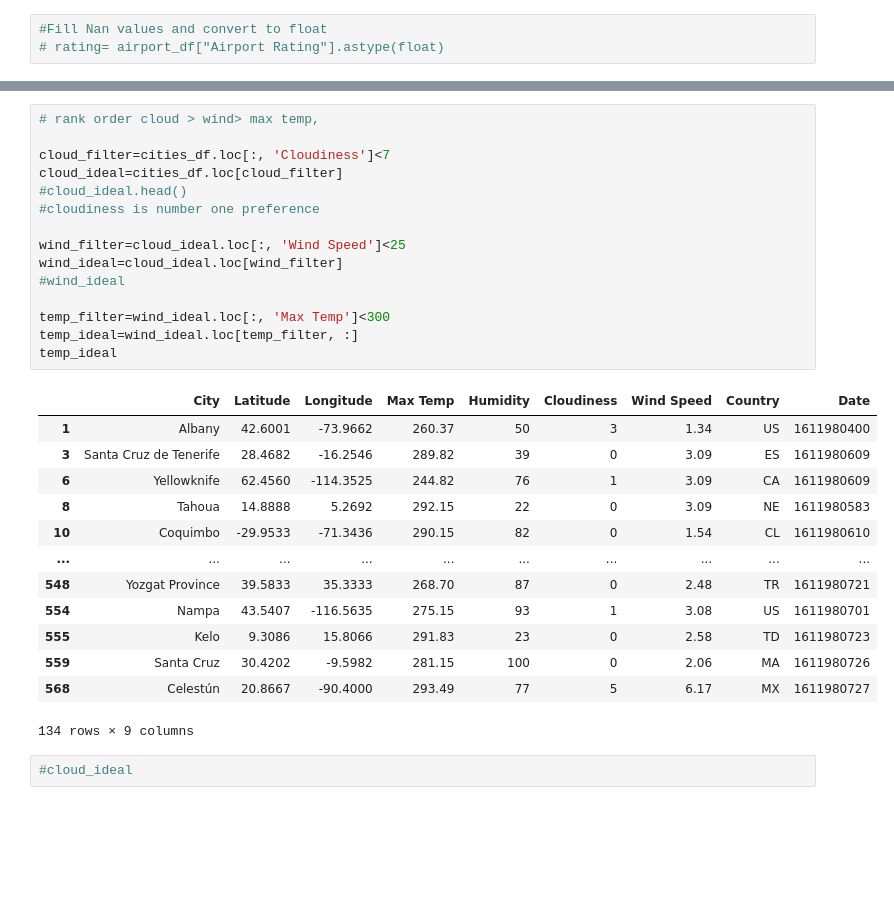
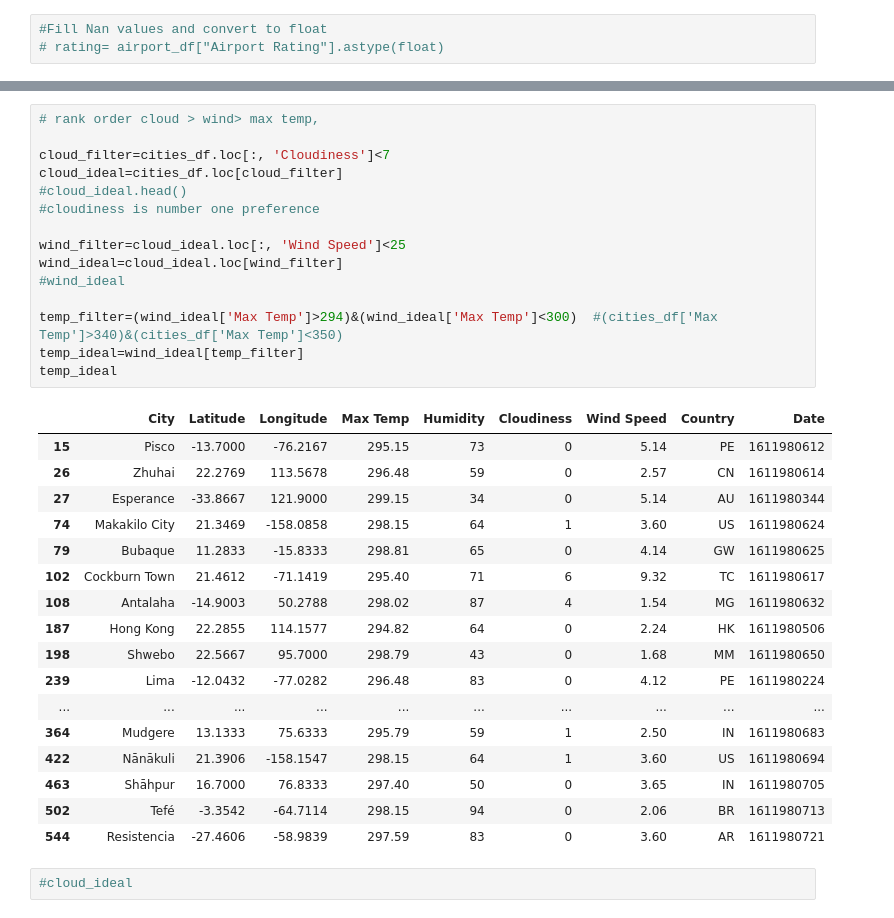
Before and after one commit to JohnMowry77/python_api_challenge, a Jupyter notebook: VacationPy/VacationPy.ipynb, the cells around one changed output, grey strips where cells are left out. Saved outputs shown, nothing was run; the diff lists cells and outputs as text; blank space fills up the shorter version.

```diff
--- a/VacationPy/VacationPy.ipynb
+++ b/VacationPy/VacationPy.ipynb
@@ -94,32 +94,36 @@ result_df.head()
 # %%
 # rank order cloud > wind> max temp,
 
 cloud_filter=cities_df.loc[:, 'Cloudiness']<7
 cloud_ideal=cities_df.loc[cloud_filter]
 #cloud_ideal.head()
 #cloudiness is number one preference
 
 wind_filter=cloud_ideal.loc[:, 'Wind Speed']<25
 wind_ideal=cloud_ideal.loc[wind_filter]
 #wind_ideal
 
-temp_filter=wind_ideal.loc[:, 'Max Temp']<300
-temp_ideal=wind_ideal.loc[temp_filter, :]
+temp_filter=(wind_ideal['Max Temp']>294)&(wind_ideal['Max Temp']<300)  #(cities_df['Max Temp']>340)&(cities_df['Max Temp']<350)
+temp_ideal=wind_ideal[temp_filter]
 temp_ideal
 # %% [output]
 |  | City | Latitude | Longitude | Max Temp | Humidity | Cloudiness | Wind Speed | Country | Date |
-| 1 | Albany | 42.6001 | -73.9662 | 260.37 | 50 | 3 | 1.34 | US | 1611980400 |
-| 3 | Santa Cruz de Tenerife | 28.4682 | -16.2546 | 289.82 | 39 | 0 | 3.09 | ES | 1611980609 |
-| 6 | Yellowknife | 62.4560 | -114.3525 | 244.82 | 76 | 1 | 3.09 | CA | 1611980609 |
-| 8 | Tahoua | 14.8888 | 5.2692 | 292.15 | 22 | 0 | 3.09 | NE | 1611980583 |
-| 10 | Coquimbo | -29.9533 | -71.3436 | 290.15 | 82 | 0 | 1.54 | CL | 1611980610 |
+| 15 | Pisco | -13.7000 | -76.2167 | 295.15 | 73 | 0 | 5.14 | PE | 1611980612 |
+| 26 | Zhuhai | 22.2769 | 113.5678 | 296.48 | 59 | 0 | 2.57 | CN | 1611980614 |
+| 27 | Esperance | -33.8667 | 121.9000 | 299.15 | 34 | 0 | 5.14 | AU | 1611980344 |
+| 74 | Makakilo City | 21.3469 | -158.0858 | 298.15 | 64 | 1 | 3.60 | US | 1611980624 |
+| 79 | Bubaque | 11.2833 | -15.8333 | 298.81 | 65 | 0 | 4.14 | GW | 1611980625 |
+| 102 | Cockburn Town | 21.4612 | -71.1419 | 295.40 | 71 | 6 | 9.32 | TC | 1611980617 |
+| 108 | Antalaha | -14.9003 | 50.2788 | 298.02 | 87 | 4 | 1.54 | MG | 1611980632 |
+| 187 | Hong Kong | 22.2855 | 114.1577 | 294.82 | 64 | 0 | 2.24 | HK | 1611980506 |
+| 198 | Shwebo | 22.5667 | 95.7000 | 298.79 | 43 | 0 | 1.68 | MM | 1611980650 |
+| 239 | Lima | -12.0432 | -77.0282 | 296.48 | 83 | 0 | 4.12 | PE | 1611980224 |
 | ... | ... | ... | ... | ... | ... | ... | ... | ... | ... |
-| 548 | Yozgat Province | 39.5833 | 35.3333 | 268.70 | 87 | 0 | 2.48 | TR | 1611980721 |
-| 554 | Nampa | 43.5407 | -116.5635 | 275.15 | 93 | 1 | 3.08 | US | 1611980701 |
-| 555 | Kelo | 9.3086 | 15.8066 | 291.83 | 23 | 0 | 2.58 | TD | 1611980723 |
-| 559 | Santa Cruz | 30.4202 | -9.5982 | 281.15 | 100 | 0 | 2.06 | MA | 1611980726 |
-| 568 | Celestún | 20.8667 | -90.4000 | 293.49 | 77 | 5 | 6.17 | MX | 1611980727 |
+| 364 | Mudgere | 13.1333 | 75.6333 | 295.79 | 59 | 1 | 2.50 | IN | 1611980683 |
+| 422 | Nānākuli | 21.3906 | -158.1547 | 298.15 | 64 | 1 | 3.60 | US | 1611980694 |
+| 463 | Shāhpur | 16.7000 | 76.8333 | 297.40 | 50 | 0 | 3.65 | IN | 1611980705 |
+| 502 | Tefé | -3.3542 | -64.7114 | 298.15 | 94 | 0 | 2.06 | BR | 1611980713 |
+| 544 | Resistencia | -27.4606 | -58.9839 | 297.59 | 83 | 0 | 3.60 | AR | 1611980721 |
-134 rows × 9 columns
 # %%
 #cloud_ideal
 # %%
```
Also changed, not shown: parts of 10 cells of this notebook, 1 other file.
